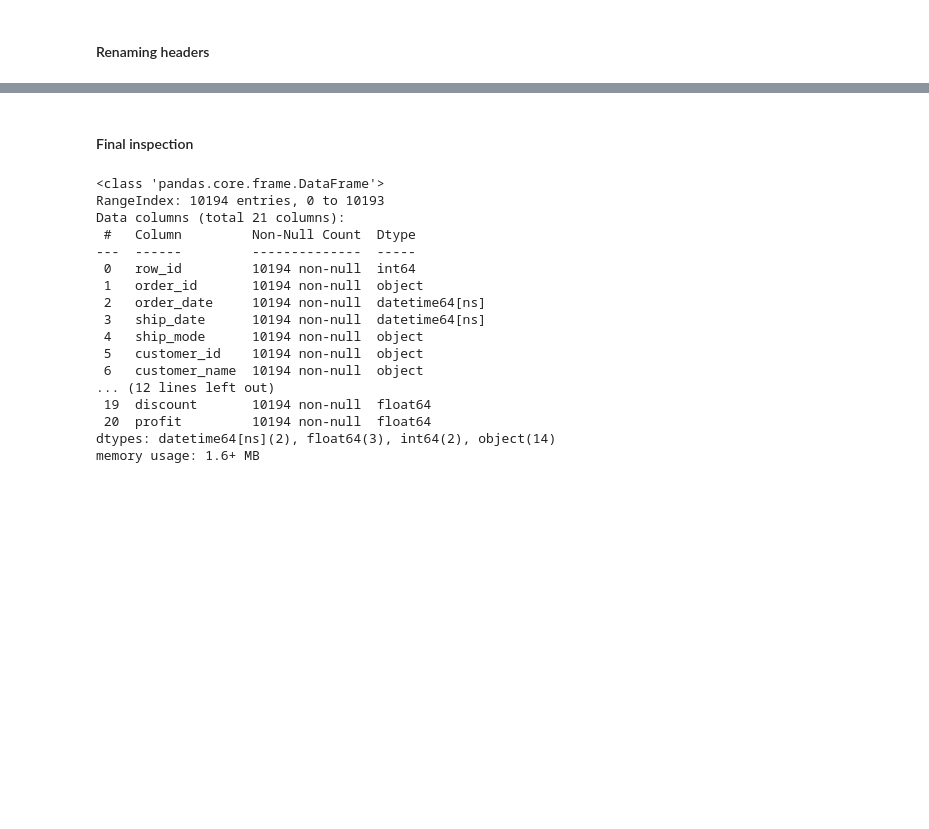
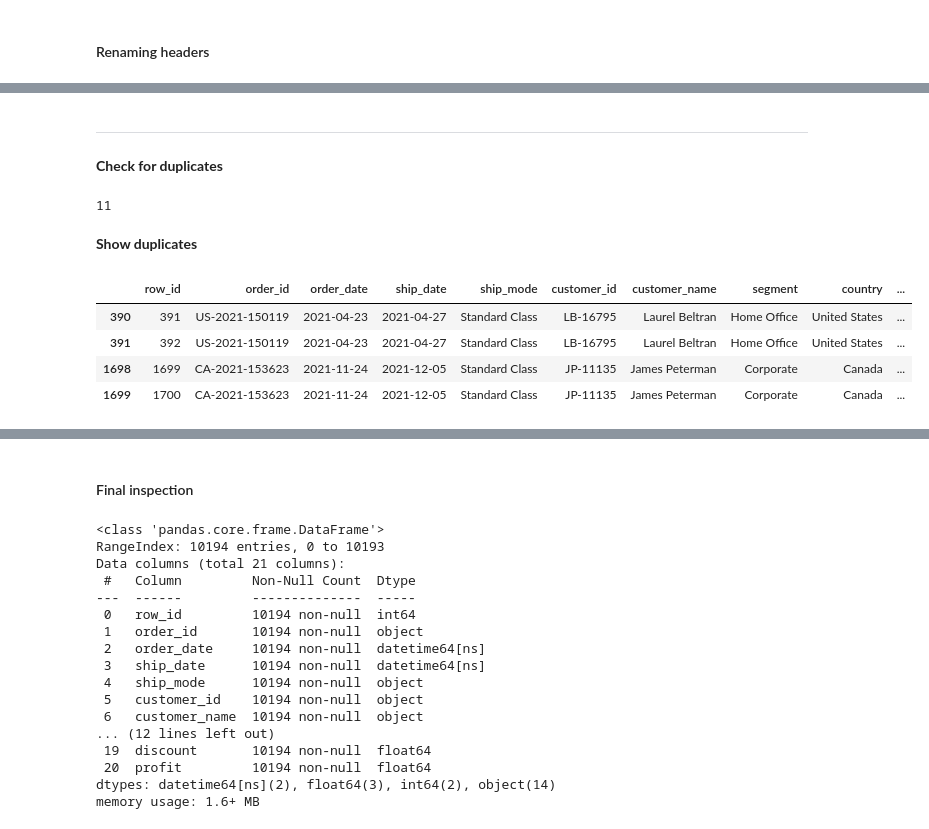
Before and after one commit to nacht29/Superstore-Analysis, a Jupyter notebook: Super-Store-Analysis.ipynb, the cells around one changed output, grey strips where cells are left out. Drawn from its saved outputs; the diff is of its cells as text; code cells hidden in the pictures; blank space fills up the shorter version.

```diff
--- a/Super-Store-Analysis.ipynb
+++ b/Super-Store-Analysis.ipynb
@@ -137,0 +116,18 @@ orders_df.columns = [snake_case(col) for col in orders_df.columns]
+# %% [markdown]
+---
+# %% [markdown]
+**Check for duplicates**
+# %%
+print(orders_df.duplicated(subset=['order_id', 'product_id'], keep='last').sum())
+# %% [output]
+11
+# %% [markdown]
+**Show duplicates**
+# %%
+orders_df[orders_df.duplicated(subset=['order_id', 'product_id'], keep=False)].head(4)
+# %% [output]
+|  | row_id | order_id | order_date | ship_date | ship_mode | customer_id | customer_name | segment | country | ... |
+| 390 | 391 | US-2021-150119 | 2021-04-23 | 2021-04-27 | Standard Class | LB-16795 | Laurel Beltran | Home Office | United States | ... |
+| 391 | 392 | US-2021-150119 | 2021-04-23 | 2021-04-27 | Standard Class | LB-16795 | Laurel Beltran | Home Office | United States | ... |
+| 1698 | 1699 | CA-2021-153623 | 2021-11-24 | 2021-12-05 | Standard Class | JP-11135 | James Peterman | Corporate | Canada | ... |
+| 1699 | 1700 | CA-2021-153623 | 2021-11-24 | 2021-12-05 | Standard Class | JP-11135 | James Peterman | Corporate | Canada | ... |
```
Also changed, not shown: parts of 59 cells of this notebook, 1 other file.
